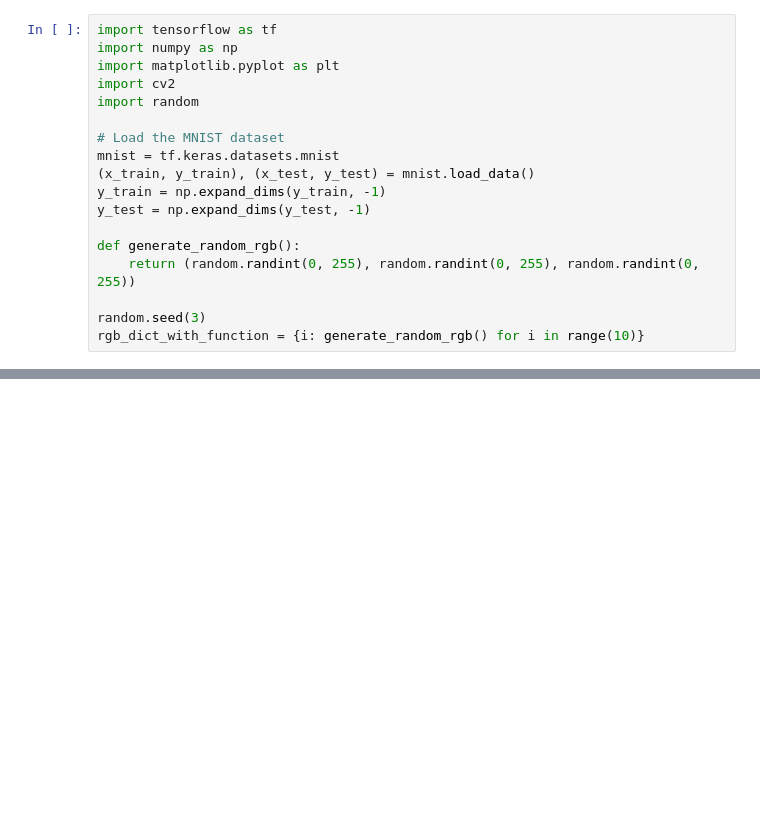
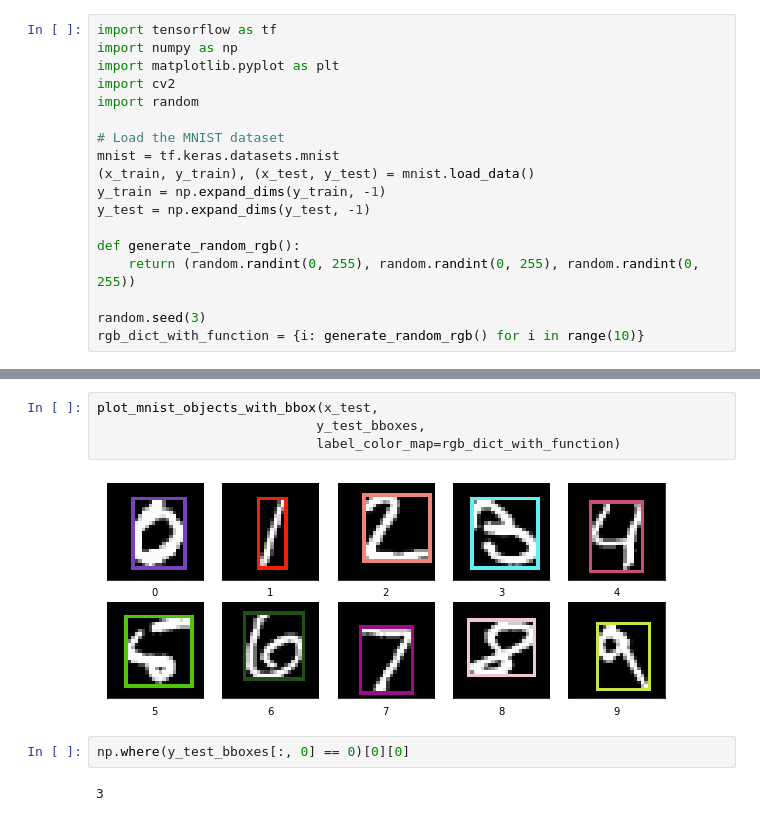
Before and after one commit to Matthew-Weisberg/MNIST_ObjectDetection_Dataset, a Jupyter notebook: MNIST Object Localization.ipynb, the cells around one changed output, grey strips where cells are left out. Saved outputs shown, nothing was run; the diff lists cells and outputs as text; blank space fills up the shorter version.

```diff
--- a/MNIST Object Localization.ipynb
+++ b/MNIST Object Localization.ipynb
@@ -114,0 +141,10 @@ plot_mnist_images_with_bbox(x_train,
+# %%
+plot_mnist_objects_with_bbox(x_test,
+                            y_test_bboxes,
+                            label_color_map=rgb_dict_with_function)
+# %% [output]
+[figure, added]
+# %%
+np.where(y_test_bboxes[:, 0] == 0)[0][0]
+# %% [output]
+3
```
Also changed, not shown: parts of 8 cells of this notebook.
